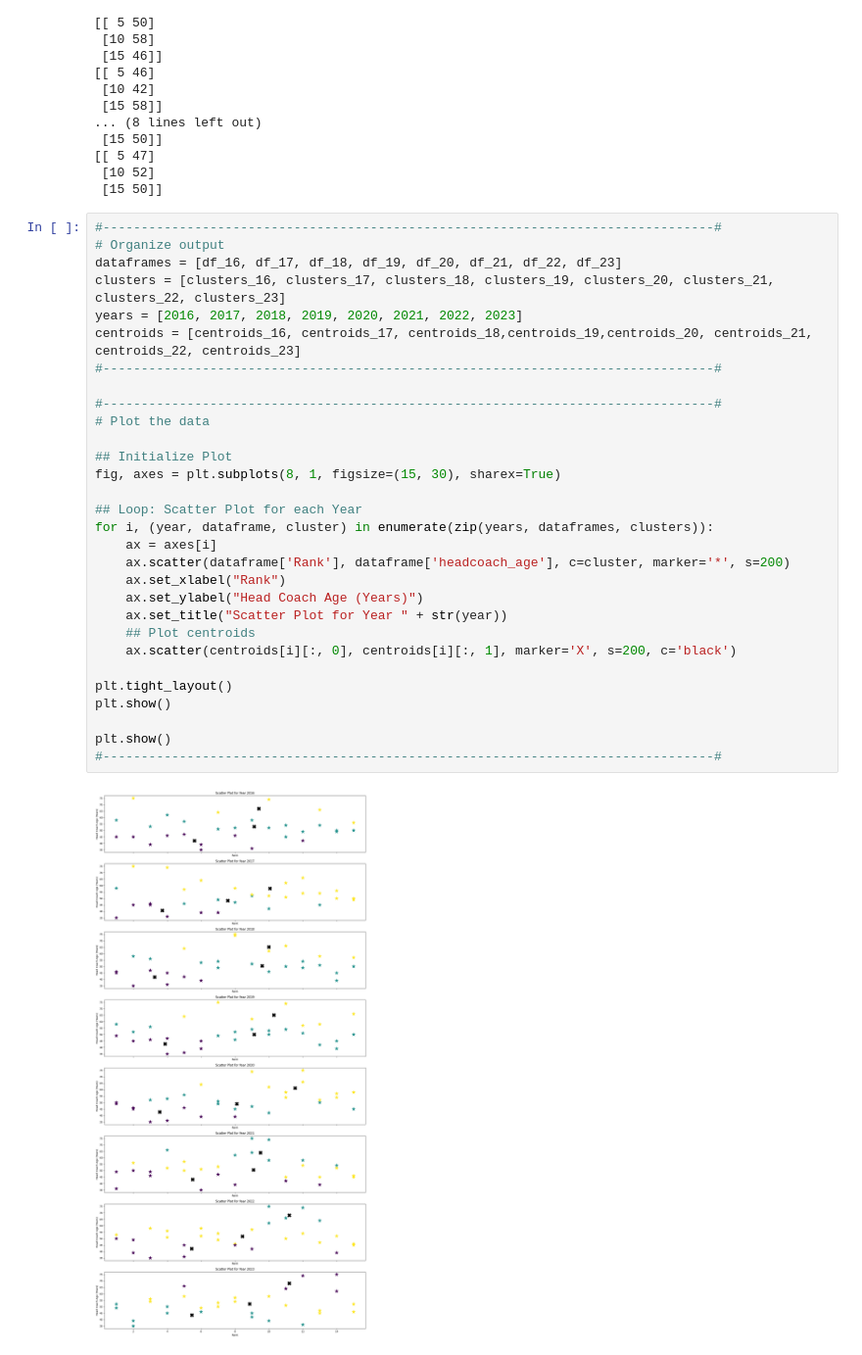
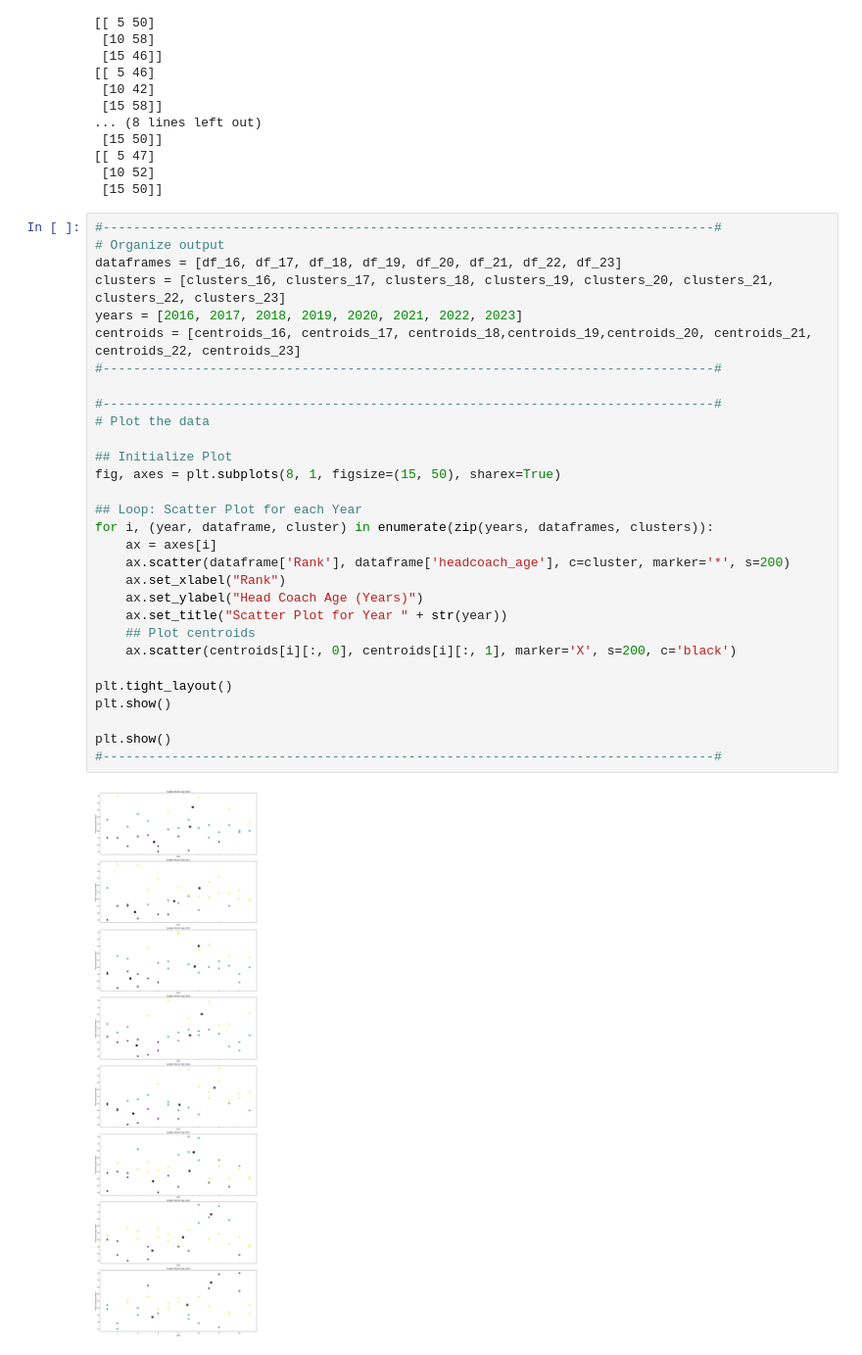
Before and after one commit to colekrant/ADS-Final-Project, a Jupyter notebook: coach_age.ipynb, the cells around one changed output. Shown at 98% size. Saved outputs shown, nothing was run; the diff lists cells and outputs as text.

```diff
--- a/coach_age.ipynb
+++ b/coach_age.ipynb
@@ -241,32 +241,32 @@ centroids_16, clusters_16, mean_error_16 = kMeans(df_16[["Rank", "headcoach_age"
 # %%
 #--------------------------------------------------------------------------------#
 # Organize output
 dataframes = [df_16, df_17, df_18, df_19, df_20, df_21, df_22, df_23]
 clusters = [clusters_16, clusters_17, clusters_18, clusters_19, clusters_20, clusters_21, clusters_22, clusters_23]
 years = [2016, 2017, 2018, 2019, 2020, 2021, 2022, 2023]
 centroids = [centroids_16, centroids_17, centroids_18,centroids_19,centroids_20, centroids_21, centroids_22, centroids_23]
 #--------------------------------------------------------------------------------#
 
 #--------------------------------------------------------------------------------#
 # Plot the data
 
 ## Initialize Plot
-fig, axes = plt.subplots(8, 1, figsize=(15, 30), sharex=True)
+fig, axes = plt.subplots(8, 1, figsize=(15, 50), sharex=True)
 
 ## Loop: Scatter Plot for each Year
 for i, (year, dataframe, cluster) in enumerate(zip(years, dataframes, clusters)):
     ax = axes[i]
     ax.scatter(dataframe['Rank'], dataframe['headcoach_age'], c=cluster, marker='*', s=200)
     ax.set_xlabel("Rank")
     ax.set_ylabel("Head Coach Age (Years)")
     ax.set_title("Scatter Plot for Year " + str(year))
     ## Plot centroids
     ax.scatter(centroids[i][:, 0], centroids[i][:, 1], marker='X', s=200, c='black')
 
 plt.tight_layout()
 plt.show()
 
 plt.show()
 #--------------------------------------------------------------------------------#
 # %% [output]
-[figure, old version]
+[figure, new version]
```
Also changed, not shown: 4 other files.
